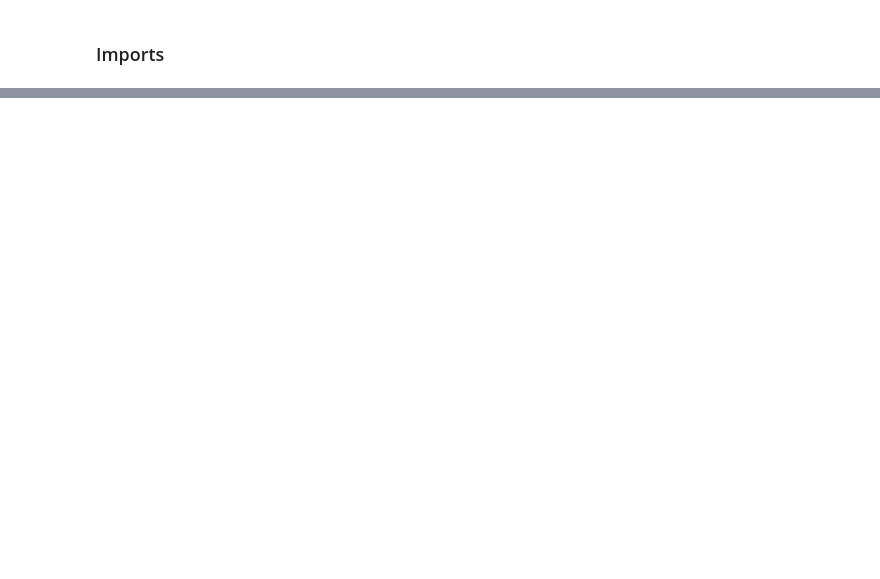
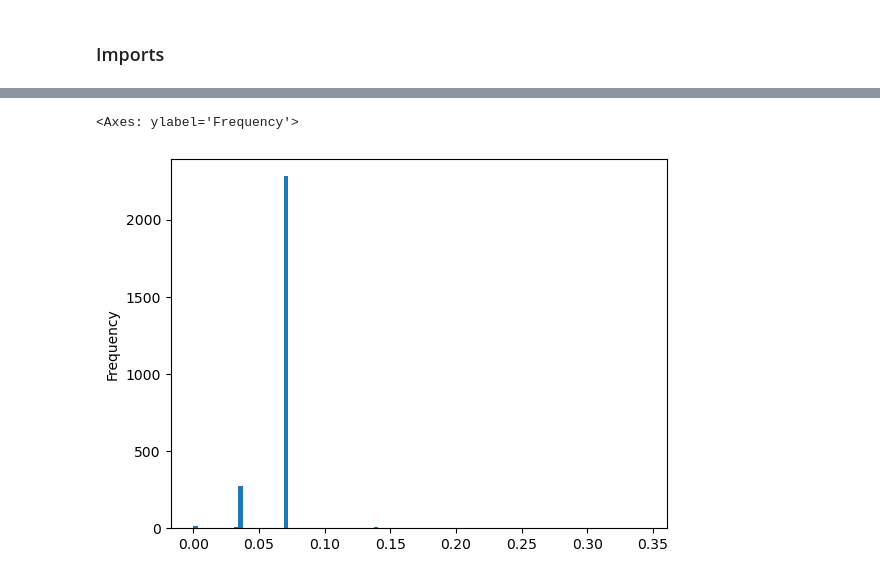
Before and after one commit to Hamzezi/FBD-Project, a Jupyter notebook: eda.ipynb, the cells around one changed output, grey strips where cells are left out. Cells and saved outputs as stored; diff of their text form; code cells hidden in the pictures; blank space fills up the shorter version.

```diff
--- a/eda.ipynb
+++ b/eda.ipynb
@@ -118,0 +147,5 @@ plt.show();
+# %%
+df_day.price_impact.plot.hist(bins=100)
+# %% [output]
+<Axes: ylabel='Frequency'>
+[figure, added]
```
Also changed, not shown: parts of 27 cells of this notebook.
